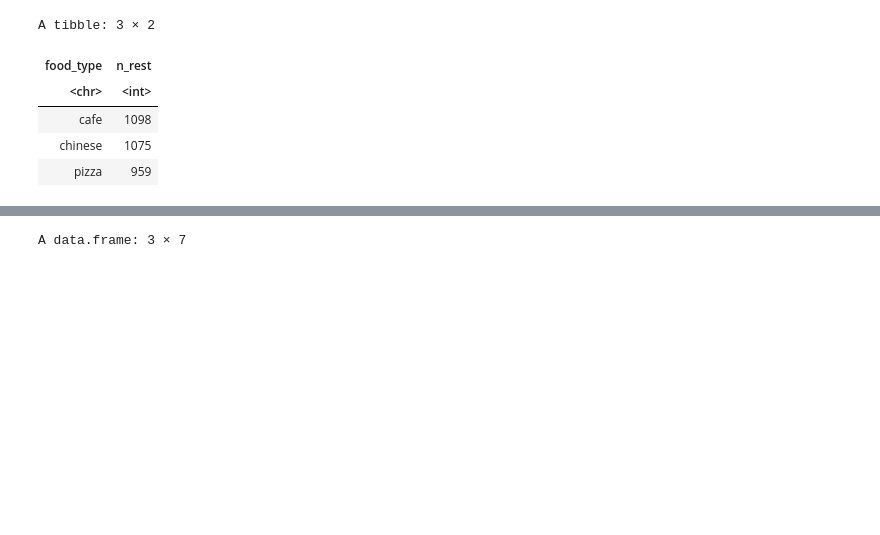
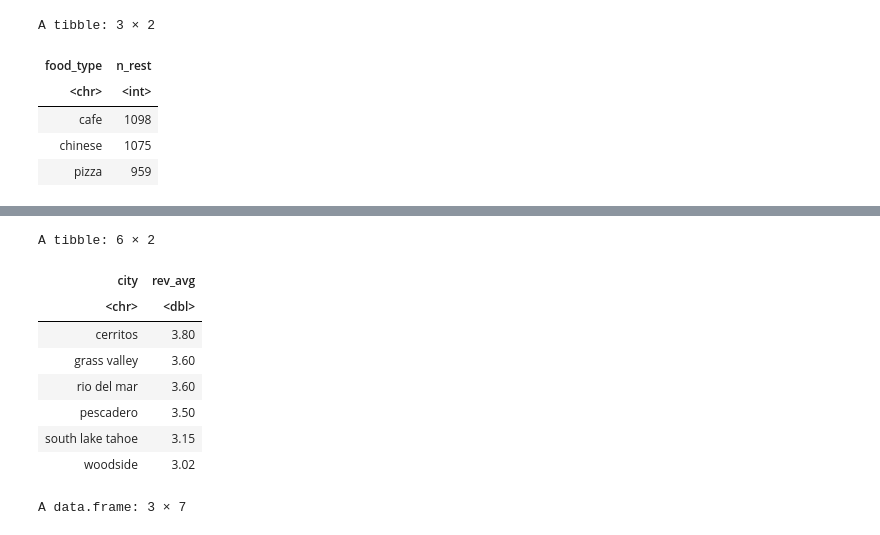
Before and after one commit to HaroldConley/diplomado_BD, a Jupyter notebook: Evaluaciones/C2/Control2.ipynb, the cells around one changed output, grey strips where cells are left out. Drawn from its saved outputs; the diff is of its cells as text; code cells hidden in the pictures; blank space fills up the shorter version.

```diff
--- a/Evaluaciones/C2/Control2.ipynb
+++ b/Evaluaciones/C2/Control2.ipynb
@@ -217,3 +236,22 @@ A tibble: 3 × 2
+# %%
+# Pregunta 2.d.- Usted decide viajar a una de las ciudades en cuestión, para ello calcula el promedio de las valoraciones medias (promedio de review) por cada ciudad, y escoje aquella con mayor review promedio. ¿Qué ciudad escoge?
+genloc %>%
+  group_by(city) %>%
+  summarize(rev_avg = mean(review)) %>%
+  arrange(desc (rev_avg)) %>%
+  head
+
+## Respuesta: Cerritos
+# %% [output]
+A tibble: 6 × 2
+| city | rev_avg |
+| <chr> | <dbl> |
+| cerritos | 3.80 |
+| grass valley | 3.60 |
+| rio del mar | 3.60 |
+| pescadero | 3.50 |
+| south lake tahoe | 3.15 |
+| woodside | 3.02 |
 # %%
 genloc %>%
   head(3)
```
Also changed, not shown: parts of 4 cells of this notebook.
